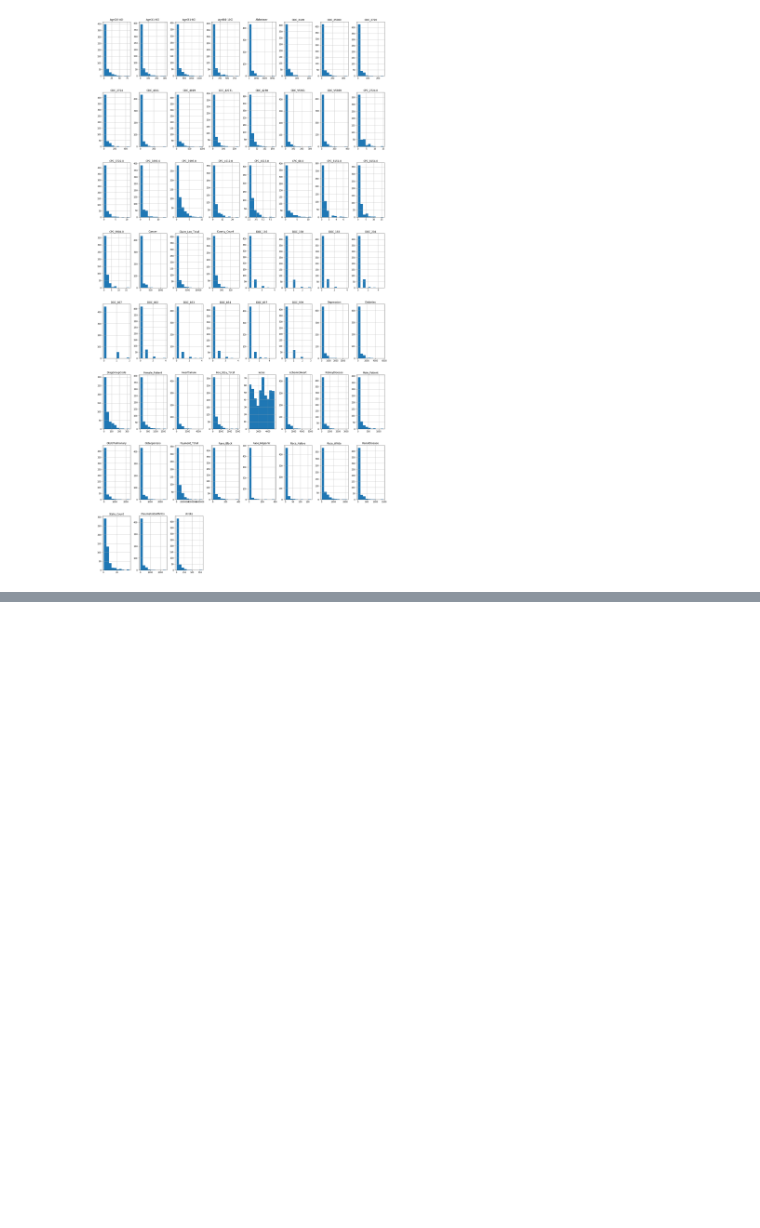
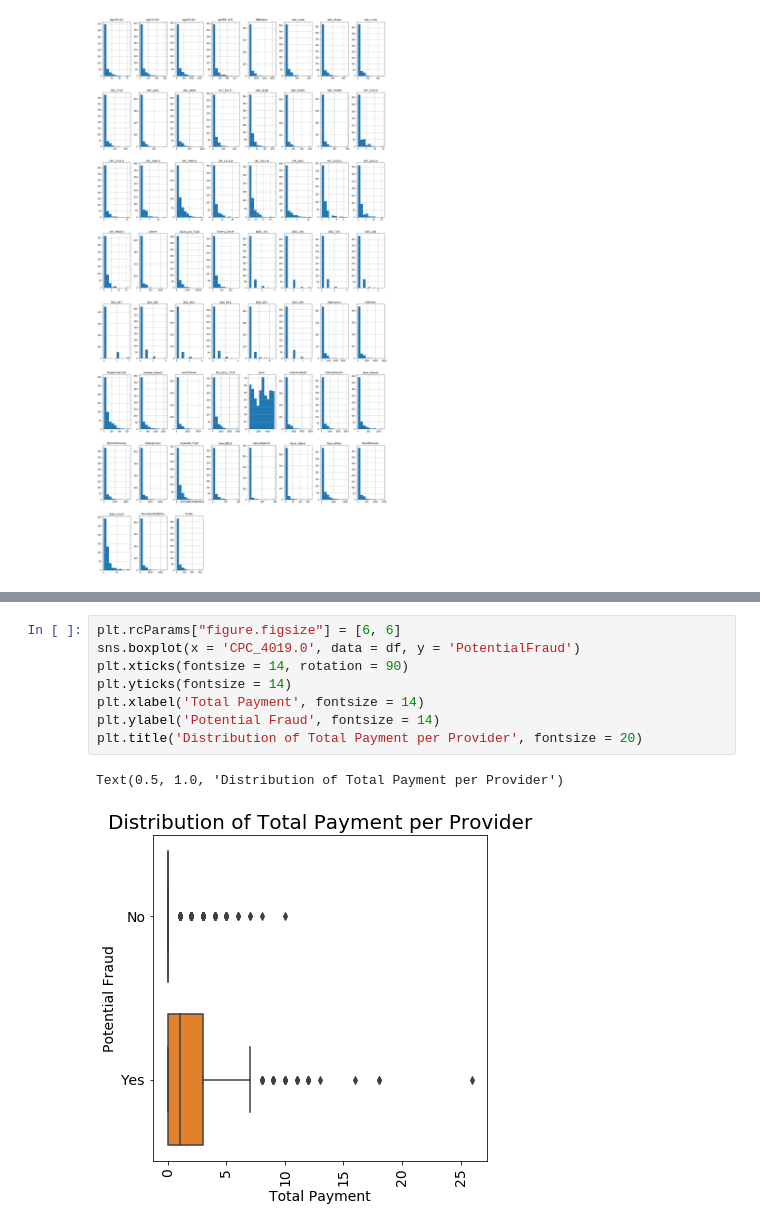
Before and after one commit to SubornaN/Health_Care_Fraud_Detection, a Jupyter notebook: Provider_EDA.ipynb, the cells around one changed output, grey strips where cells are left out. Saved outputs shown, nothing was run; the diff lists cells and outputs as text; blank space fills up the shorter version.

```diff
--- a/Provider_EDA.ipynb
+++ b/Provider_EDA.ipynb
@@ -201,0 +314,11 @@ array([[<matplotlib.axes._subplots.AxesSubplot object at 0x...>,
+# %%
+plt.rcParams["figure.figsize"] = [6, 6]
+sns.boxplot(x = 'CPC_4019.0', data = df, y = 'PotentialFraud')
+plt.xticks(fontsize = 14, rotation = 90)
+plt.yticks(fontsize = 14)
+plt.xlabel('Total Payment', fontsize = 14)
+plt.ylabel('Potential Fraud', fontsize = 14)
+plt.title('Distribution of Total Payment per Provider', fontsize = 20)
+# %% [output]
+Text(0.5, 1.0, 'Distribution of Total Payment per Provider')
+[figure, added]
```
Also changed, not shown: parts of 41 cells of this notebook.
